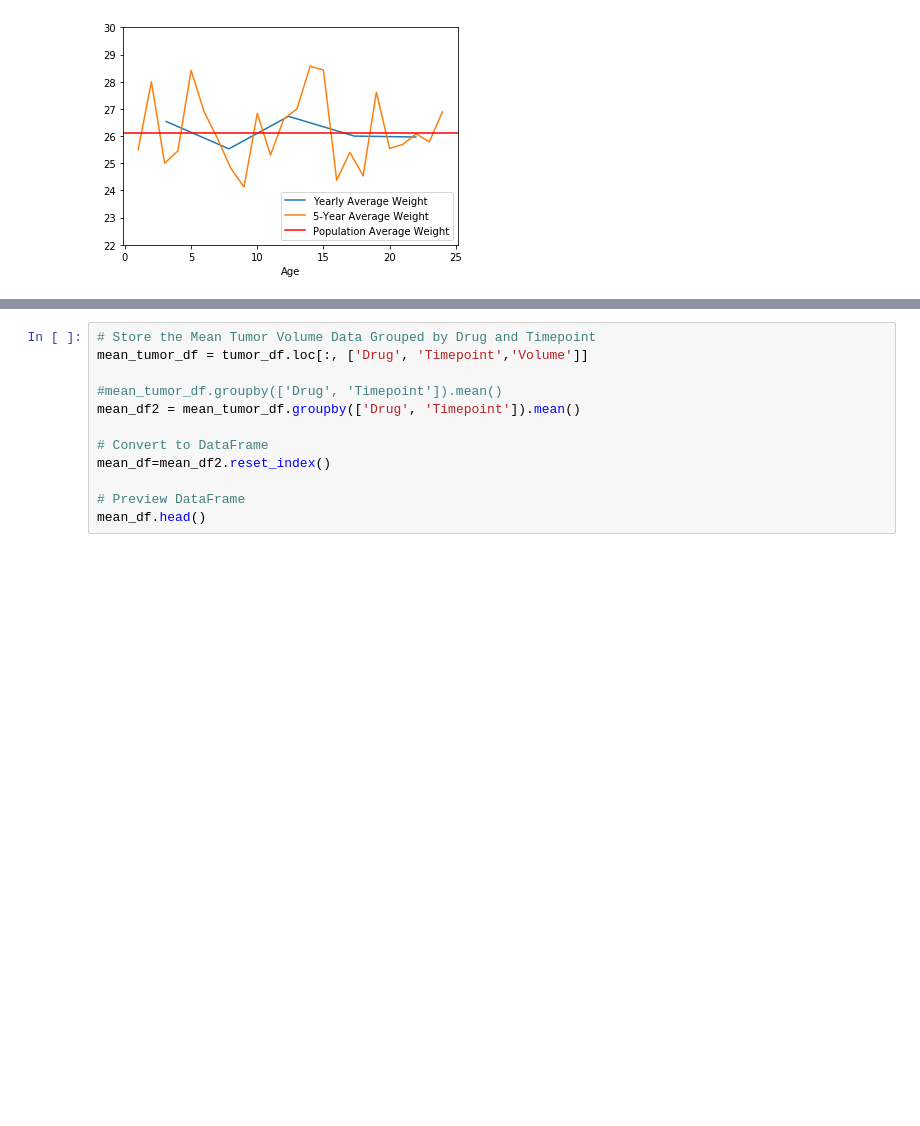
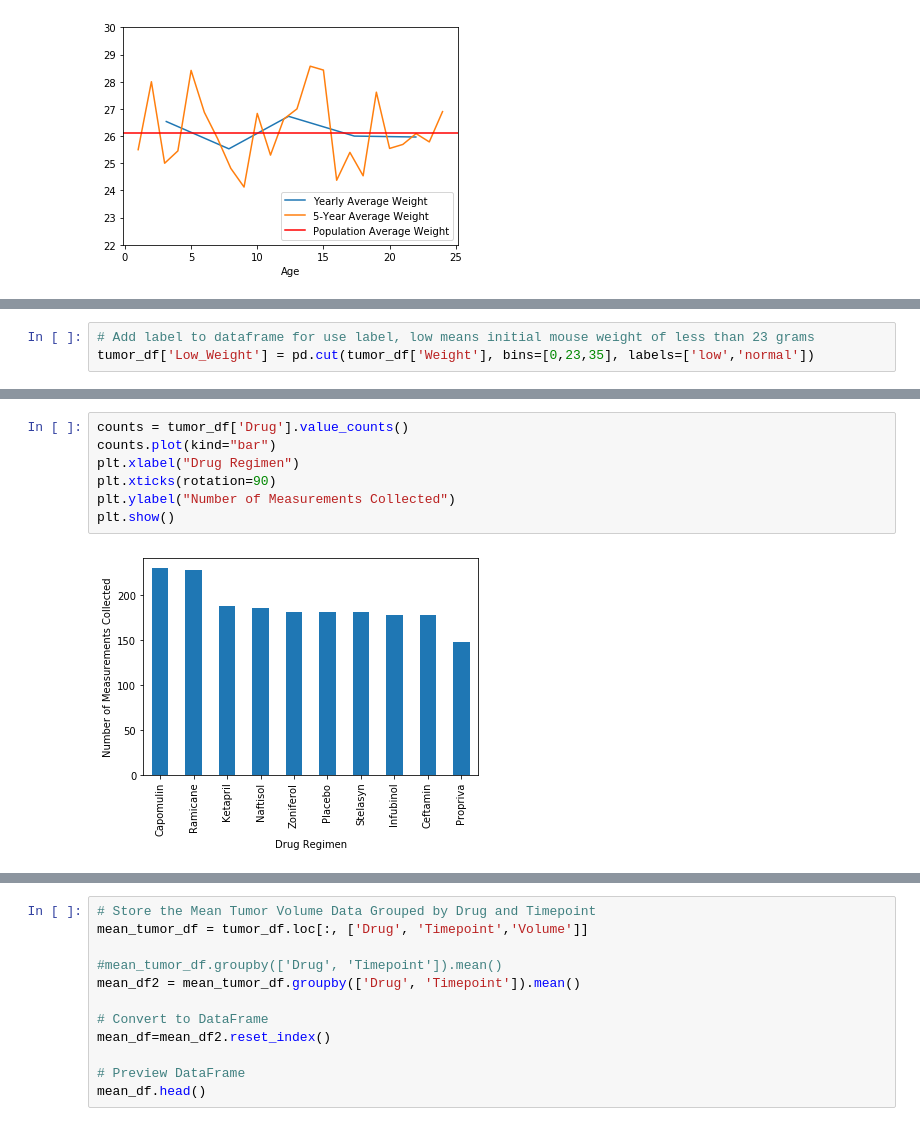
Before and after one commit to ejw-data/matplotlib-drug-eval, a Jupyter notebook: drug_analysis.ipynb, the cells around one changed output, grey strips where cells are left out. Saved outputs shown, nothing was run; the diff lists cells and outputs as text; blank space fills up the shorter version.

Commit message:
added additional charts exploring biased experiment design

```diff
--- a/drug_analysis.ipynb
+++ b/drug_analysis.ipynb
@@ -296,0 +321,3 @@ for i in range(2):
+# %%
+# Add label to dataframe for use label, low means initial mouse weight of less than 23 grams
+tumor_df['Low_Weight'] = pd.cut(tumor_df['Weight'], bins=[0,23,35], labels=['low','normal'])
@@ -296,0 +414,9 @@ for i in range(2):
+# %%
+counts = tumor_df['Drug'].value_counts()
+counts.plot(kind="bar")
+plt.xlabel("Drug Regimen")
+plt.xticks(rotation=90)
+plt.ylabel("Number of Measurements Collected")
+plt.show()
+# %% [output]
+[figure, added]
```
Also changed, not shown: parts of 38 cells of this notebook.
